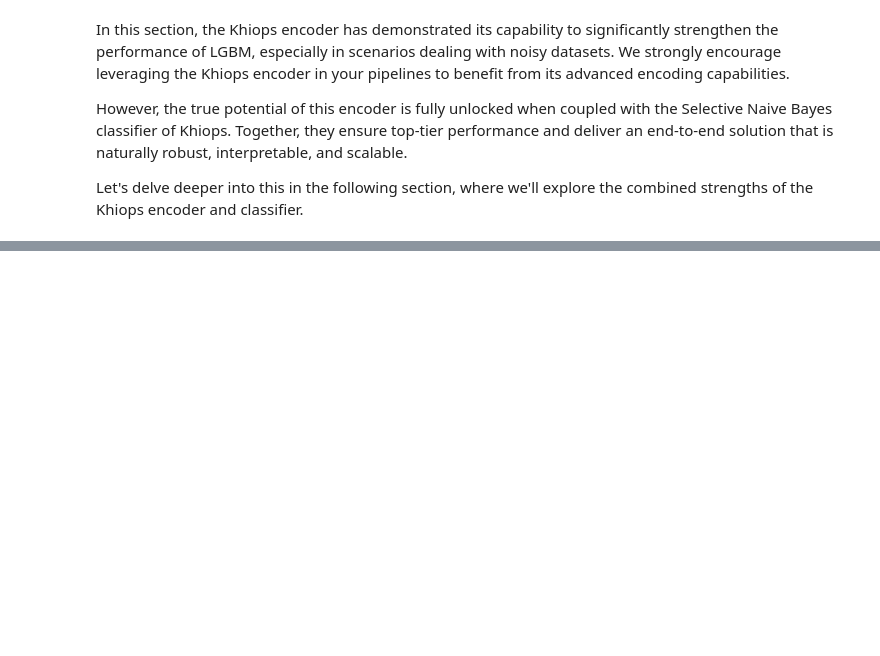
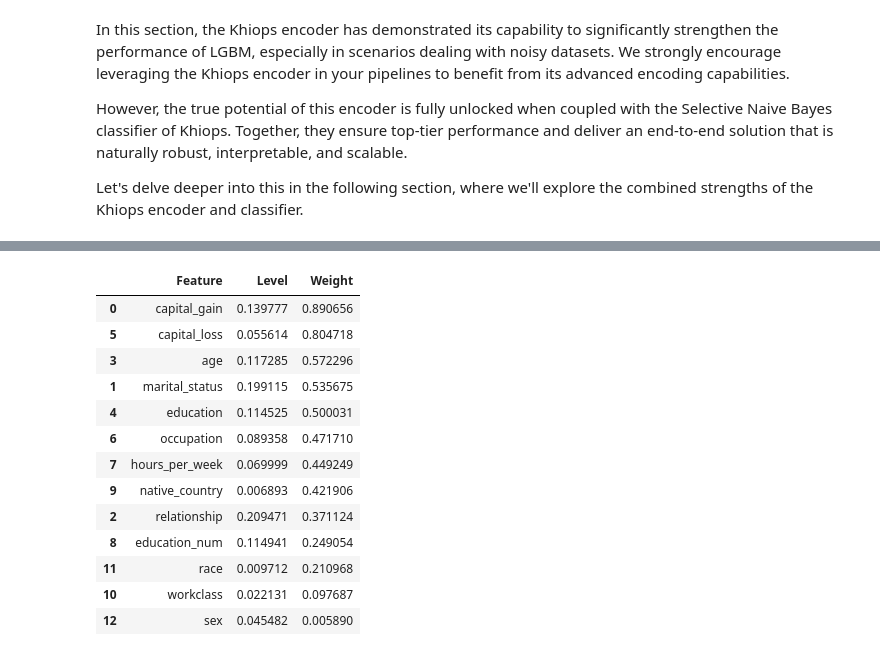
Before and after one commit to KhiopsML/khiops-doc, a Jupyter notebook: docs/advanced/Notebooks/Optimal_Encoding.ipynb, the cells around one changed output, grey strips where cells are left out. Drawn from its saved outputs; the diff is of its cells as text; code cells hidden in the pictures; blank space fills up the shorter version.

```diff
--- a/docs/advanced/Notebooks/Optimal_Encoding.ipynb
+++ b/docs/advanced/Notebooks/Optimal_Encoding.ipynb
@@ -500,0 +499,3 @@ to be continued...
+# %%
+# we use a KhiopsClassifier to leverage the full pipeline
+pkc = KhiopsClassifier(n_trees=0)
@@ -500,0 +507,3 @@ to be continued...
+# %%
+# fit
+pkc.fit(X_train, y_train)
@@ -500,0 +522,26 @@ to be continued...
+# %%
+kpis = {"Feature" : [], "Level": [], "Weight": []}
+
+for var in pkc.model_report_.modeling_report.get_snb_predictor().selected_variables:
+    kpis["Feature"].append(var.name)
+    kpis["Level"].append(var.level)
+    kpis["Weight"].append(var.weight)
+
+
+df_kpis = pd.DataFrame(kpis).sort_values(by = 'Weight', ascending=False)
+df_kpis.style.set_properties(subset=['Feature'], **{'width': '400px'})
+# %% [output]
+|  | Feature | Level | Weight |
+| 0 | capital_gain | 0.139777 | 0.890656 |
+| 5 | capital_loss | 0.055614 | 0.804718 |
+| 3 | age | 0.117285 | 0.572296 |
+| 1 | marital_status | 0.199115 | 0.535675 |
+| 4 | education | 0.114525 | 0.500031 |
+| 6 | occupation | 0.089358 | 0.471710 |
+| 7 | hours_per_week | 0.069999 | 0.449249 |
+| 9 | native_country | 0.006893 | 0.421906 |
+| 2 | relationship | 0.209471 | 0.371124 |
+| 8 | education_num | 0.114941 | 0.249054 |
+| 11 | race | 0.009712 | 0.210968 |
+| 10 | workclass | 0.022131 | 0.097687 |
+| 12 | sex | 0.045482 | 0.005890 |
```
Also changed, not shown: parts of 12 cells of this notebook, 2 other files.
